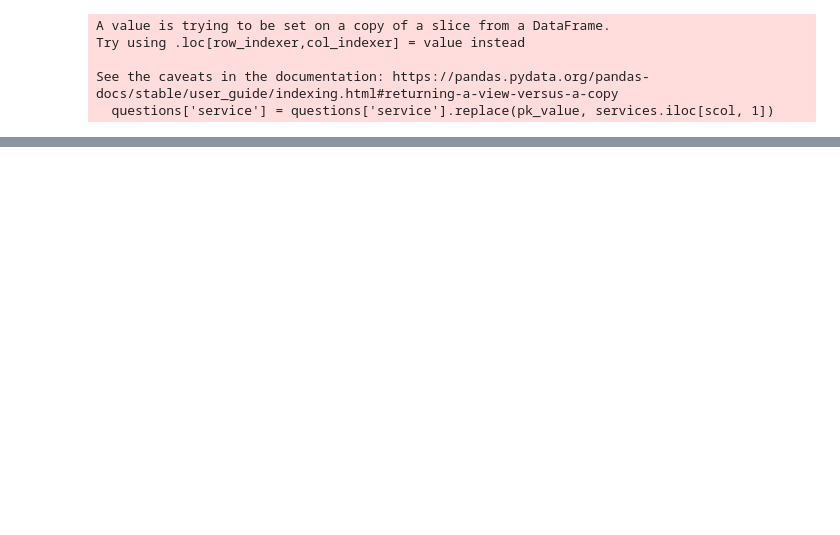
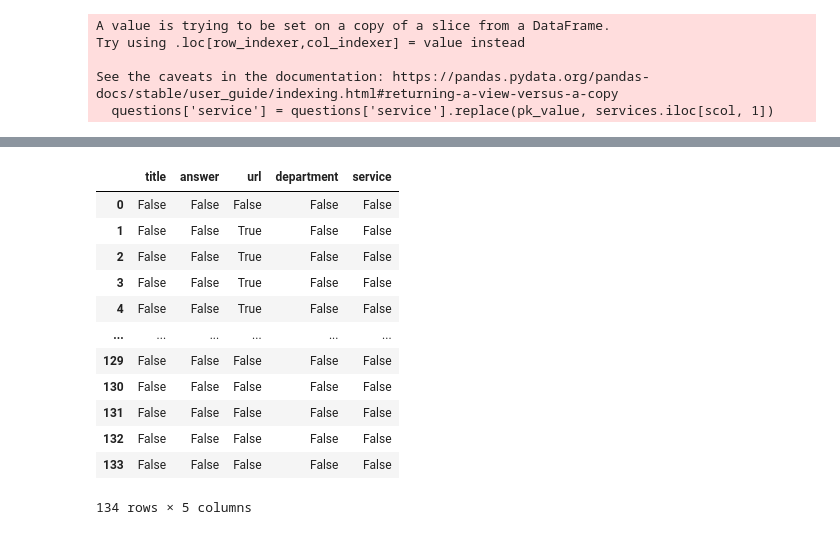
Before and after one commit to uadson/machine-learning, a Jupyter notebook: predictive/classification/naive_bayes/chatbot_data.ipynb, the cells around one changed output, grey strips where cells are left out. Saved outputs shown, nothing was run; the diff lists cells and outputs as text; code cells hidden in the pictures; blank space fills up the shorter version.

```diff
--- a/predictive/classification/naive_bayes/chatbot_data.ipynb
+++ b/predictive/classification/naive_bayes/chatbot_data.ipynb
@@ -108,0 +156,16 @@ questions.head()
+# %%
+questions.isnull()
+# %% [output]
+|  | title | answer | url | department | service |
+| 0 | False | False | False | False | False |
+| 1 | False | False | True | False | False |
+| 2 | False | False | True | False | False |
+| 3 | False | False | True | False | False |
+| 4 | False | False | True | False | False |
+| ... | ... | ... | ... | ... | ... |
+| 129 | False | False | False | False | False |
+| 130 | False | False | False | False | False |
+| 131 | False | False | False | False | False |
+| 132 | False | False | False | False | False |
+| 133 | False | False | False | False | False |
+134 rows × 5 columns
```
Also changed, not shown: parts of 27 cells of this notebook, 2 other files.
